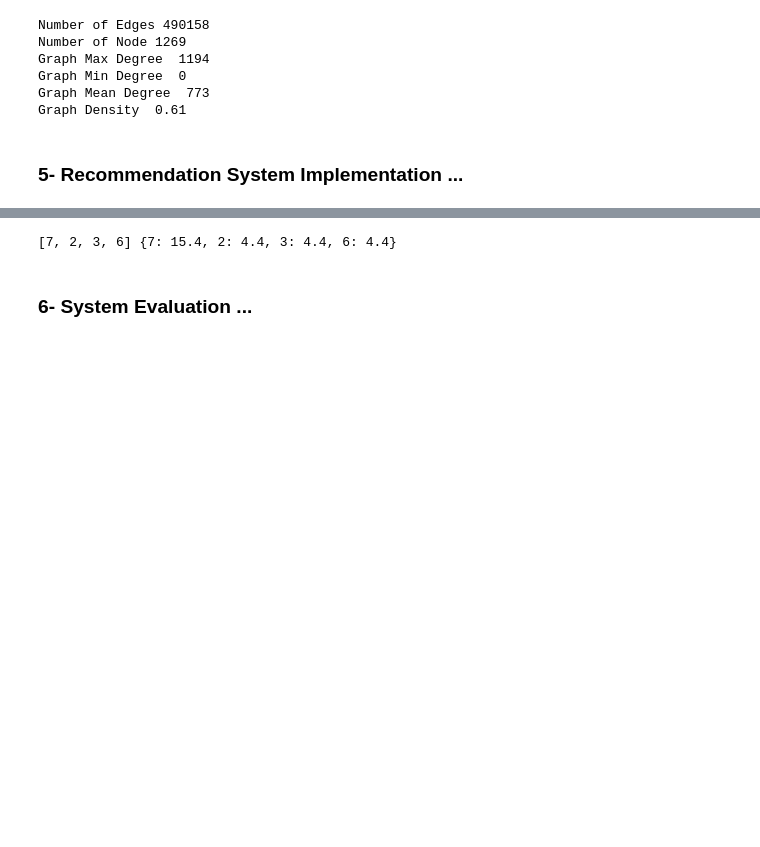
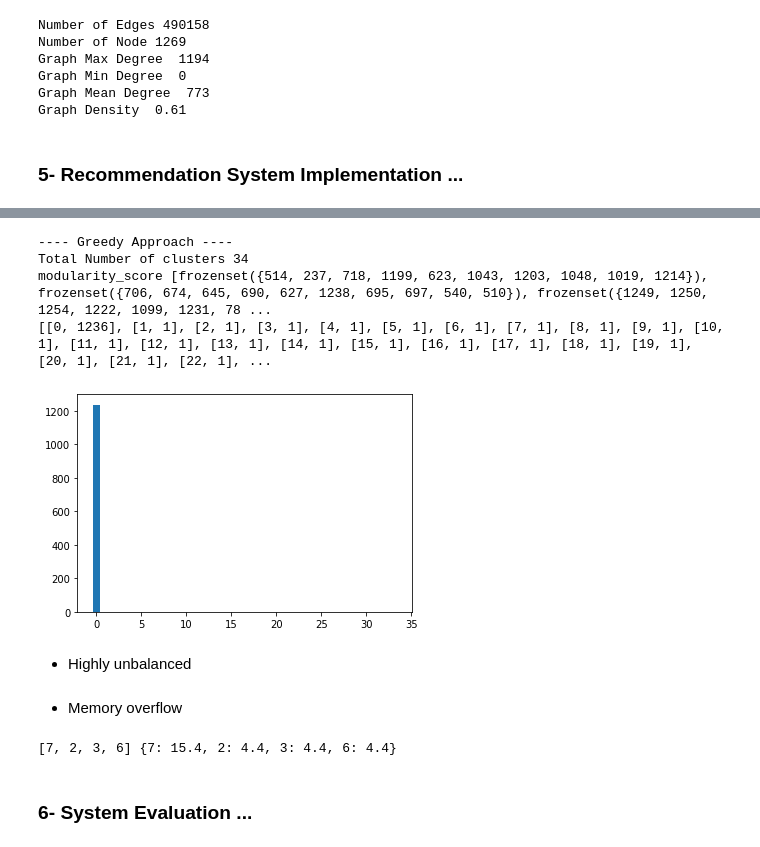
Before and after one commit to joe-nano/Social-Mining-Recommendation-System, a Jupyter notebook: SCRIPT/social_mining.ipynb, the cells around one changed output, grey strips where cells are left out. Saved outputs shown, nothing was run; the diff lists cells and outputs as text; code cells hidden in the pictures; blank space fills up the shorter version.

```diff
--- a/SCRIPT/social_mining.ipynb
+++ b/SCRIPT/social_mining.ipynb
@@ -319,5 +336,26 @@ modularity_score 0.12828382669842328
 # Testing Greedy community detection ...
 greedy_c = node_candidates_greedy(G, )
 sorted(sorted(greedy_c) )
+# %%
+# Computing the number of nodes per clusters
+print("---- Greedy Approach ---- ")
+greedy_c_list = list(greedy_c)
+print("Total Number of clusters", len(greedy_c_list))
+print("modularity_score", greedy_modularity_communities( G ))
+cluster_nodes_len =list()
+for i, cluster  in enumerate(greedy_c_list):
+  cluster_nodes_len.append([i,len(cluster)])
+print(cluster_nodes_len)
+cluster_nodes_len = np.array(cluster_nodes_len)
+plt.bar(cluster_nodes_len[:,0], cluster_nodes_len[:,1])
+plt.show()
+# %% [output]
+---- Greedy Approach ----
+Total Number of clusters 34
+modularity_score [frozenset({514, 237, 718, 1199, 623, 1043, 1203, 1048, 1019, 1214}), frozenset({706, 674, 645, 690, 627, 1238, 695, 697, 540, 510}), frozenset({1249, 1250, 1254, 1222, 1099, 1231, 78 ...
+[[0, 1236], [1, 1], [2, 1], [3, 1], [4, 1], [5, 1], [6, 1], [7, 1], [8, 1], [9, 1], [10, 1], [11, 1], [12, 1], [13, 1], [14, 1], [15, 1], [16, 1], [17, 1], [18, 1], [19, 1], [20, 1], [21, 1], [22, 1], ...
+[figure, added]
+# %% [markdown]
+* Highly unbalanced
 # %%
 # Testing Clique community detection (Strong Assumption) ...
@@ -325 +363,3 @@ clique_c = node_candidates_clique(G)
 clique_c
+# %% [markdown]
+* Memory overflow
```
Also changed, not shown: parts of 15 cells of this notebook.
